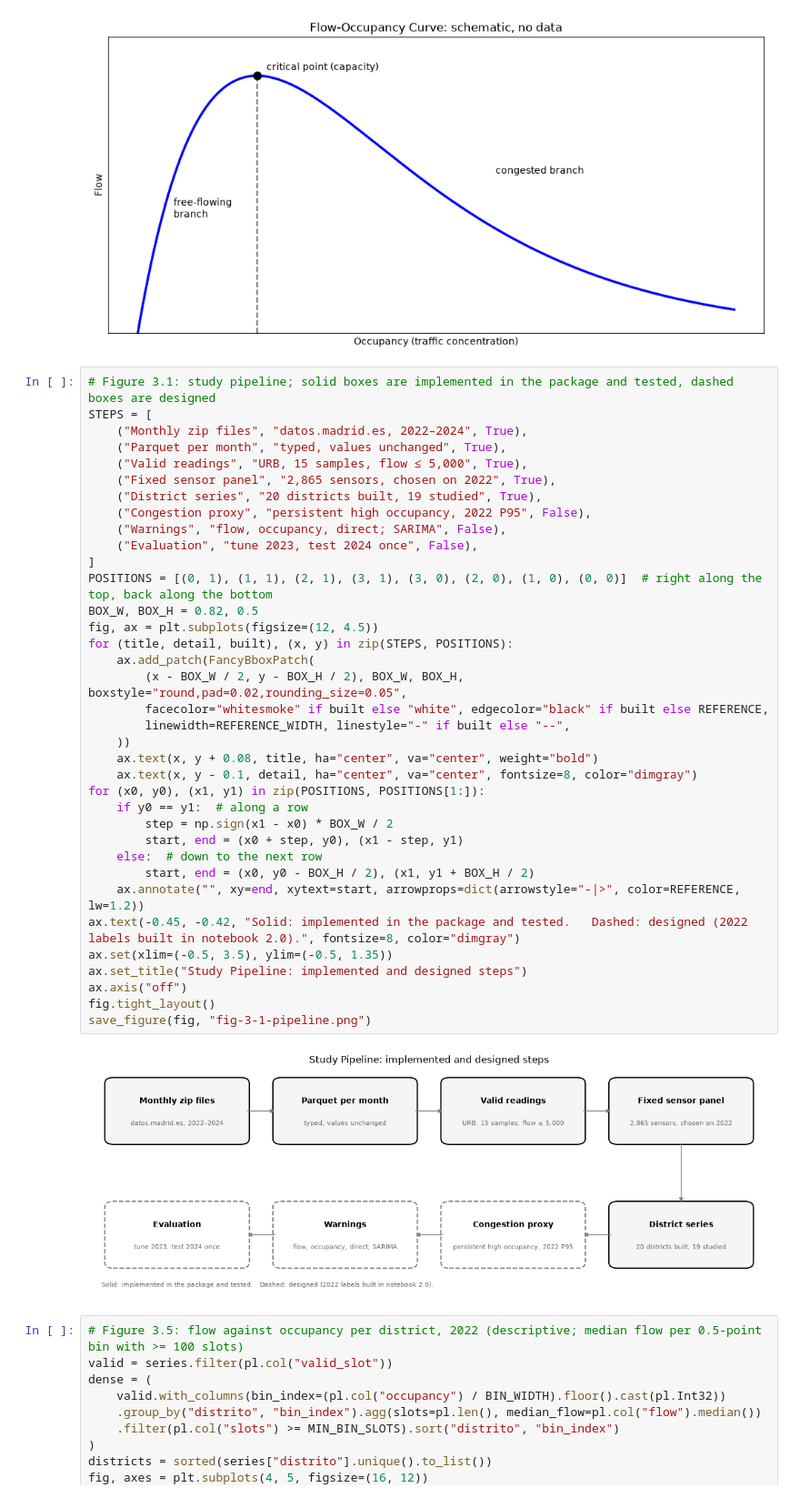
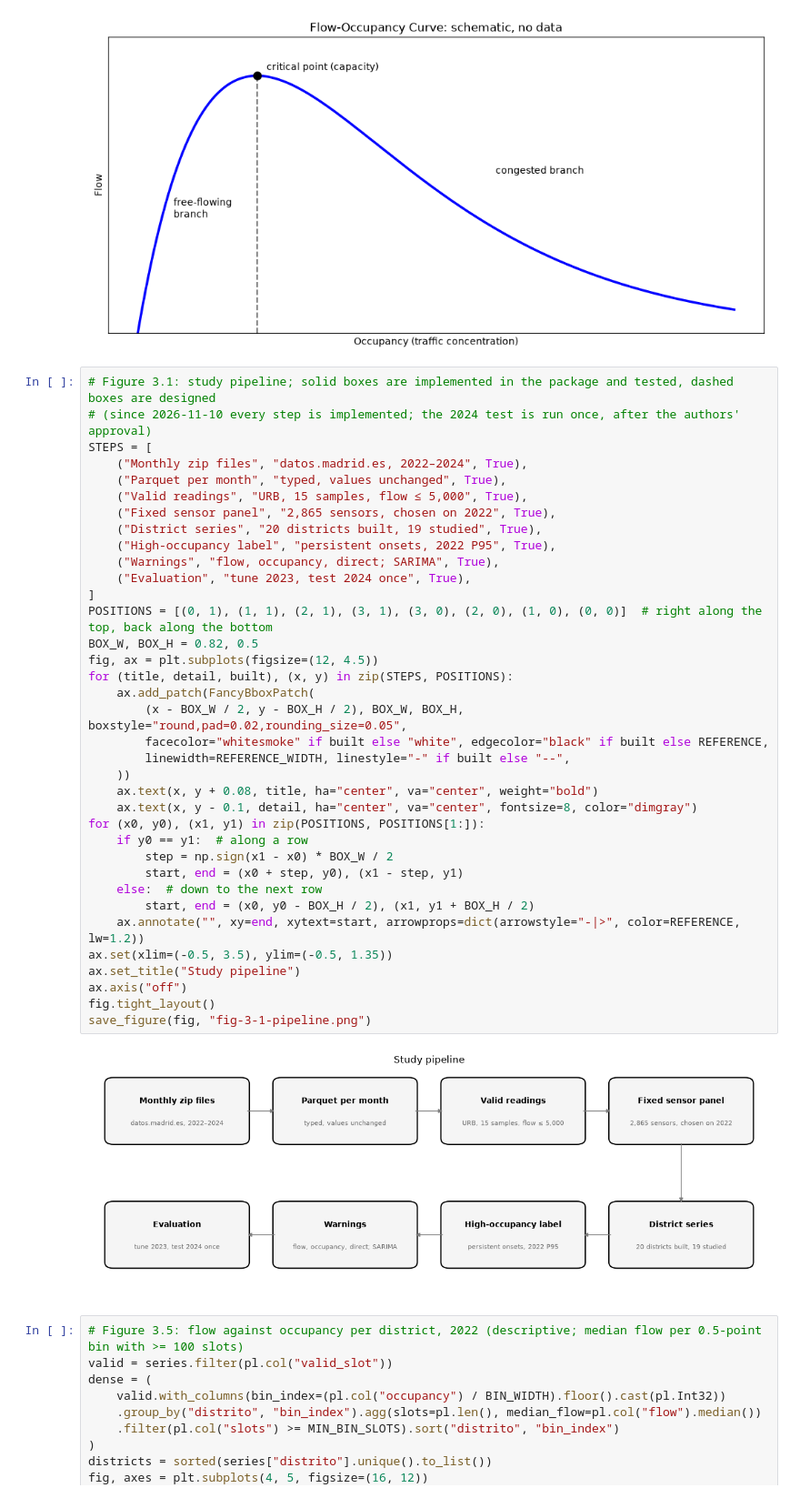
Before and after one commit to AnhTRJotnar/madrid-congestion, a Jupyter notebook: notebooks/2.0-anh-label-construction.ipynb, the cells around one changed output. Shown at 91% size. Drawn from its saved outputs; the diff is of its cells as text.

```diff
--- a/notebooks/2.0-anh-label-construction.ipynb
+++ b/notebooks/2.0-anh-label-construction.ipynb
@@ -430,42 +436,42 @@ save_figure(fig, "fig-2-1-schematic-curve.png")
 [figure]
 # %%
 # Figure 3.1: study pipeline; solid boxes are implemented in the package and tested, dashed boxes are designed
+# (since 2026-11-10 every step is implemented; the 2024 test is run once, after the authors' approval)
 STEPS = [
     ("Monthly zip files", "datos.madrid.es, 2022–2024", True),
     ("Parquet per month", "typed, values unchanged", True),
     ("Valid readings", "URB, 15 samples, flow ≤ 5,000", True),
     ("Fixed sensor panel", "2,865 sensors, chosen on 2022", True),
     ("District series", "20 districts built, 19 studied", True),
-    ("Congestion proxy", "persistent high occupancy, 2022 P95", False),
-    ("Warnings", "flow, occupancy, direct; SARIMA", False),
-    ("Evaluation", "tune 2023, test 2024 once", False),
+    ("High-occupancy label", "persistent onsets, 2022 P95", True),
+    ("Warnings", "flow, occupancy, direct; SARIMA", True),
+    ("Evaluation", "tune 2023, test 2024 once", True),
 ]
 POSITIONS = [(0, 1), (1, 1), (2, 1), (3, 1), (3, 0), (2, 0), (1, 0), (0, 0)]  # right along the top, back along the bottom
 BOX_W, BOX_H = 0.82, 0.5
 fig, ax = plt.subplots(figsize=(12, 4.5))
 for (title, detail, built), (x, y) in zip(STEPS, POSITIONS):
     ax.add_patch(FancyBboxPatch(
         (x - BOX_W / 2, y - BOX_H / 2), BOX_W, BOX_H, boxstyle="round,pad=0.02,rounding_size=0.05",
         facecolor="whitesmoke" if built else "white", edgecolor="black" if built else REFERENCE,
         linewidth=REFERENCE_WIDTH, linestyle="-" if built else "--",
     ))
     ax.text(x, y + 0.08, title, ha="center", va="center", weight="bold")
     ax.text(x, y - 0.1, detail, ha="center", va="center", fontsize=8, color="dimgray")
 for (x0, y0), (x1, y1) in zip(POSITIONS, POSITIONS[1:]):
     if y0 == y1:  # along a row
         step = np.sign(x1 - x0) * BOX_W / 2
         start, end = (x0 + step, y0), (x1 - step, y1)
     else:  # down to the next row
         start, end = (x0, y0 - BOX_H / 2), (x1, y1 + BOX_H / 2)
     ax.annotate("", xy=end, xytext=start, arrowprops=dict(arrowstyle="-|>", color=REFERENCE, lw=1.2))
-ax.text(-0.45, -0.42, "Solid: implemented in the package and tested.   Dashed: designed (2022 labels built in notebook 2.0).", fontsize=8, color="dimgray")
 ax.set(xlim=(-0.5, 3.5), ylim=(-0.5, 1.35))
-ax.set_title("Study Pipeline: implemented and designed steps")
+ax.set_title("Study pipeline")
 ax.axis("off")
 fig.tight_layout()
 save_figure(fig, "fig-3-1-pipeline.png")
 # %% [output]
-[figure, old version]
+[figure, new version]
 # %%
 # Figure 3.5: flow against occupancy per district, 2022 (descriptive; median flow per 0.5-point bin with >= 100 slots)
 valid = series.filter(pl.col("valid_slot"))
```
Also changed, not shown: parts of 9 cells of this notebook, 16 other files.
